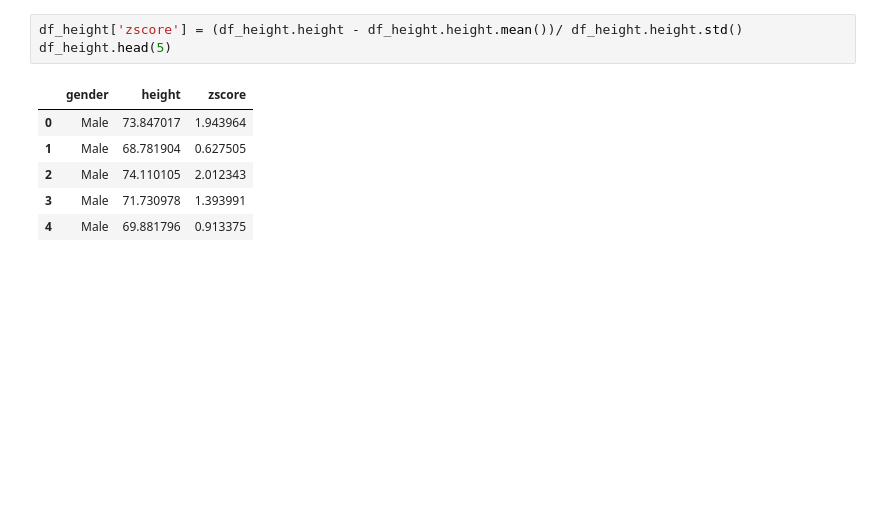
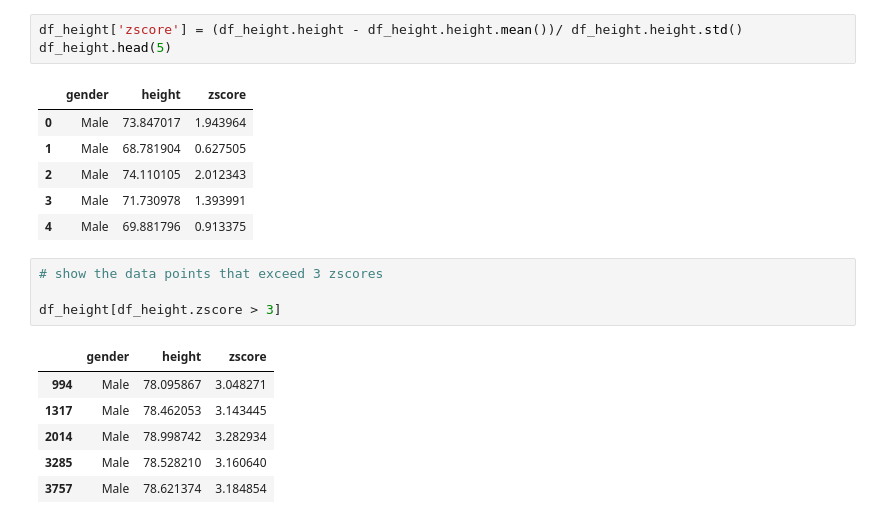
Before and after one commit to rhodapang/Python-Project, a Jupyter notebook: Data Science Feature Engineering by Python.ipynb, the cells around one changed output. Drawn from its saved outputs; the diff is of its cells as text; blank space fills up the shorter version.

```diff
--- a/Data Science Feature Engineering by Python.ipynb
+++ b/Data Science Feature Engineering by Python.ipynb
@@ -333,3 +333,14 @@ df_height.head(5)
 | 2 | Male | 74.110105 | 2.012343 |
 | 3 | Male | 71.730978 | 1.393991 |
 | 4 | Male | 69.881796 | 0.913375 |
+# %%
+# show the data points that exceed 3 zscores
+
+df_height[df_height.zscore > 3]
+# %% [output]
+|  | gender | height | zscore |
+| 994 | Male | 78.095867 | 3.048271 |
+| 1317 | Male | 78.462053 | 3.143445 |
+| 2014 | Male | 78.998742 | 3.282934 |
+| 3285 | Male | 78.528210 | 3.160640 |
+| 3757 | Male | 78.621374 | 3.184854 |
```
Also changed, not shown: parts of 7 cells of this notebook.
